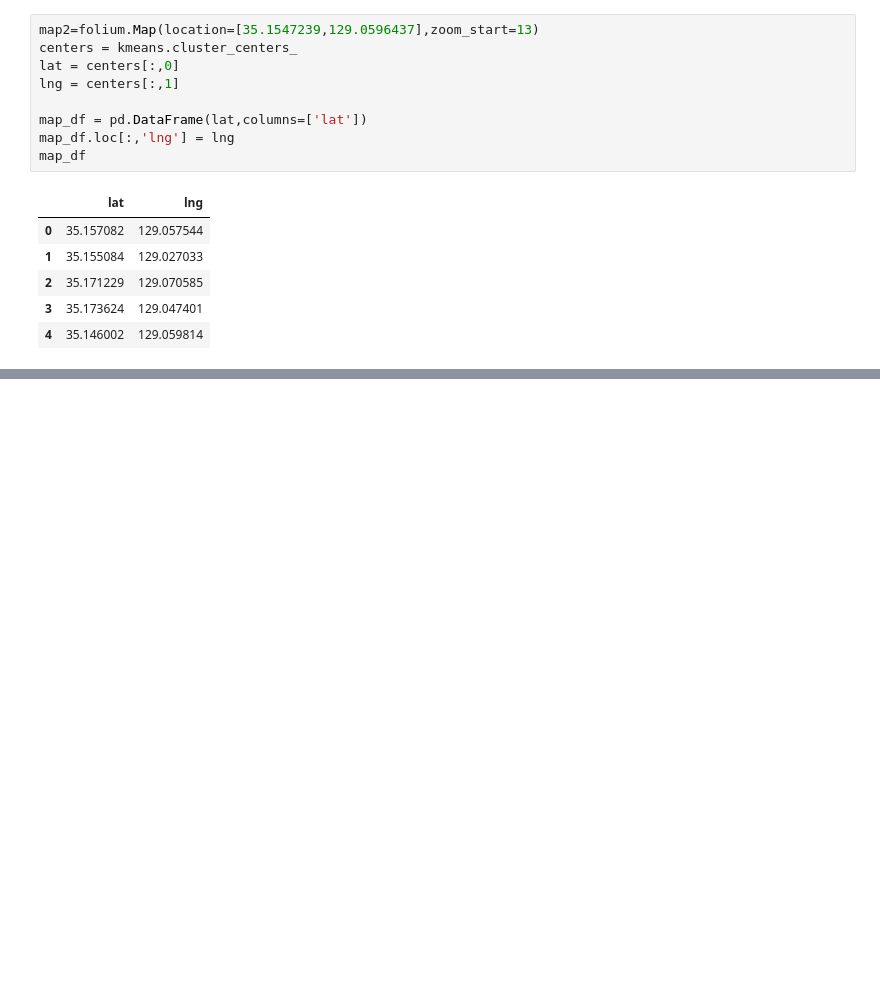
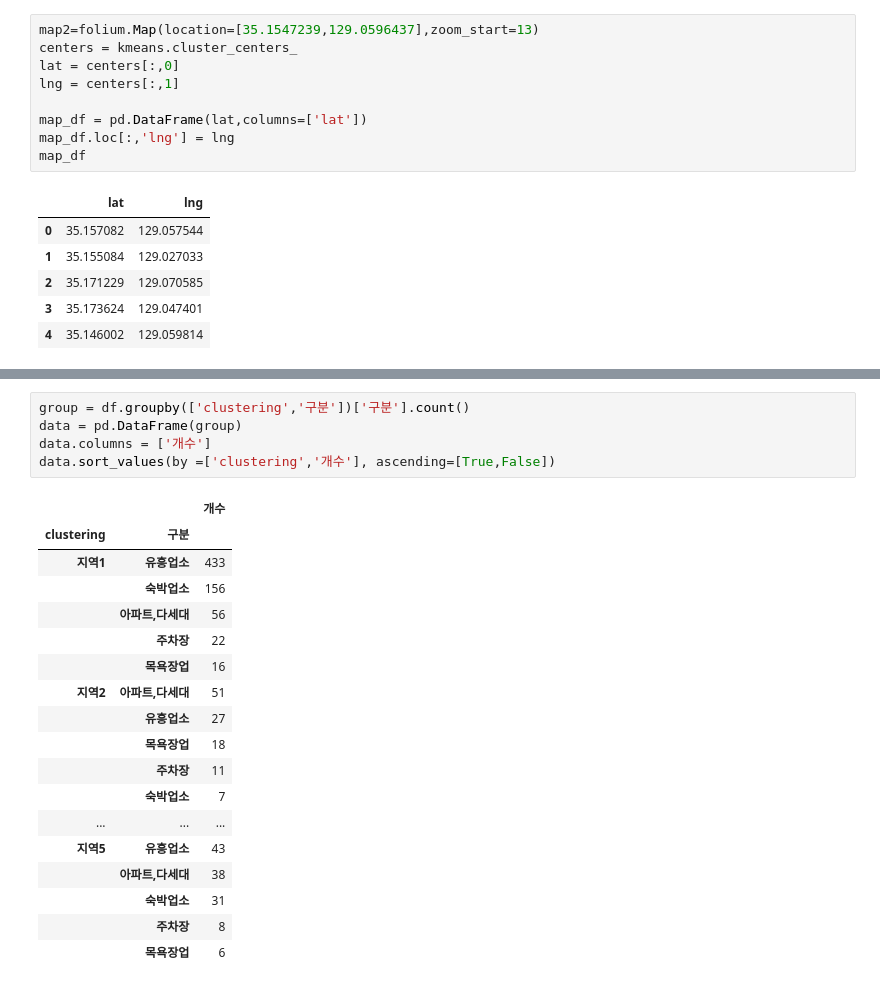
Before and after one commit to Hu-GE2022/artData, a Jupyter notebook: Clustering.ipynb, the cells around one changed output, grey strips where cells are left out. Drawn from its saved outputs; the diff is of its cells as text; blank space fills up the shorter version.

```diff
--- a/Clustering.ipynb
+++ b/Clustering.ipynb
@@ -910,3 +942,27 @@ for n in map_df.index:
 map2
 # %% [output]
 [interactive output not drawn]
+# %%
+group = df.groupby(['clustering','구분'])['구분'].count()
+data = pd.DataFrame(group)
+data.columns = ['개수']
+data.sort_values(by =['clustering','개수'], ascending=[True,False])
+# %% [output]
+|  |  | 개수 |
+| clustering | 구분 |  |
+| 지역1 | 유흥업소 | 433 |
+|  | 숙박업소 | 156 |
+|  | 아파트,다세대 | 56 |
+|  | 주차장 | 22 |
+|  | 목욕장업 | 16 |
+| 지역2 | 아파트,다세대 | 51 |
+|  | 유흥업소 | 27 |
+|  | 목욕장업 | 18 |
+|  | 주차장 | 11 |
+|  | 숙박업소 | 7 |
+| ... | ... | ... |
+| 지역5 | 유흥업소 | 43 |
+|  | 아파트,다세대 | 38 |
+|  | 숙박업소 | 31 |
+|  | 주차장 | 8 |
+|  | 목욕장업 | 6 |
```
Also changed, not shown: parts of 27 cells of this notebook.
